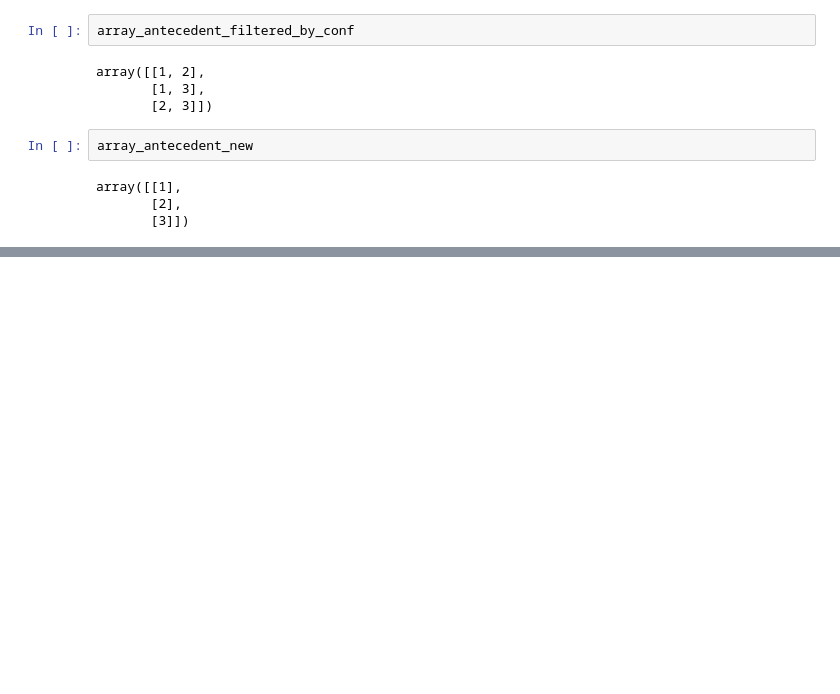
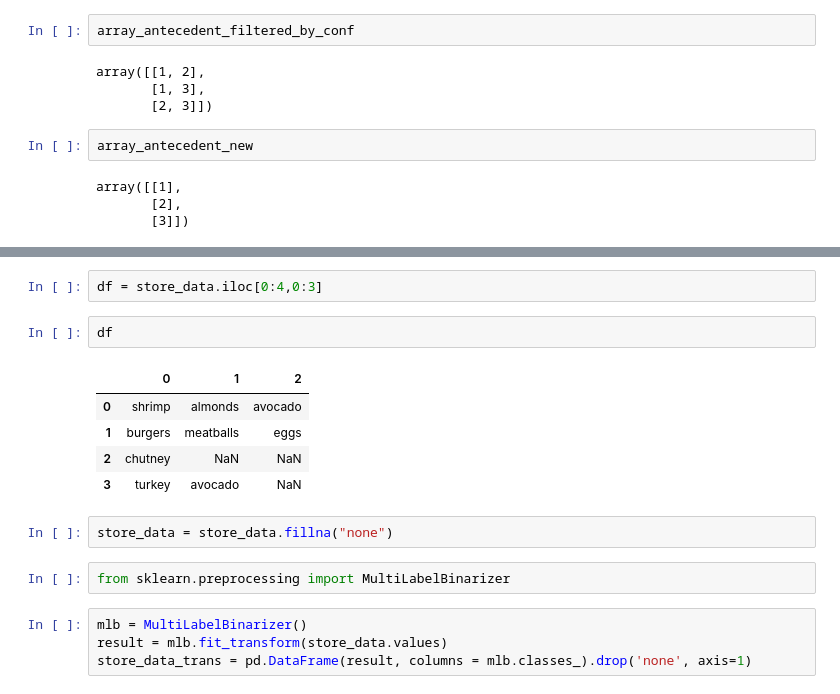
Before and after one commit to triwave33/association_rule_learning, a Jupyter notebook: association_rules.ipynb, the cells around one changed output, grey strips where cells are left out. Drawn from its saved outputs; the diff is of its cells as text; blank space fills up the shorter version.

```diff
--- a/association_rules.ipynb
+++ b/association_rules.ipynb
@@ -477,0 +483,18 @@ np.array((1,2,3))
+# %%
+df = store_data.iloc[0:4,0:3]
+# %%
+df
+# %% [output]
+|  | 0 | 1 | 2 |
+| 0 | shrimp | almonds | avocado |
+| 1 | burgers | meatballs | eggs |
+| 2 | chutney | NaN | NaN |
+| 3 | turkey | avocado | NaN |
+# %%
+store_data = store_data.fillna("none")
+# %%
+from sklearn.preprocessing import MultiLabelBinarizer
+# %%
+mlb = MultiLabelBinarizer()
+result = mlb.fit_transform(store_data.values)
+store_data_trans = pd.DataFrame(result, columns = mlb.classes_).drop('none', axis=1)
```
Also changed, not shown: parts of 19 cells of this notebook.
